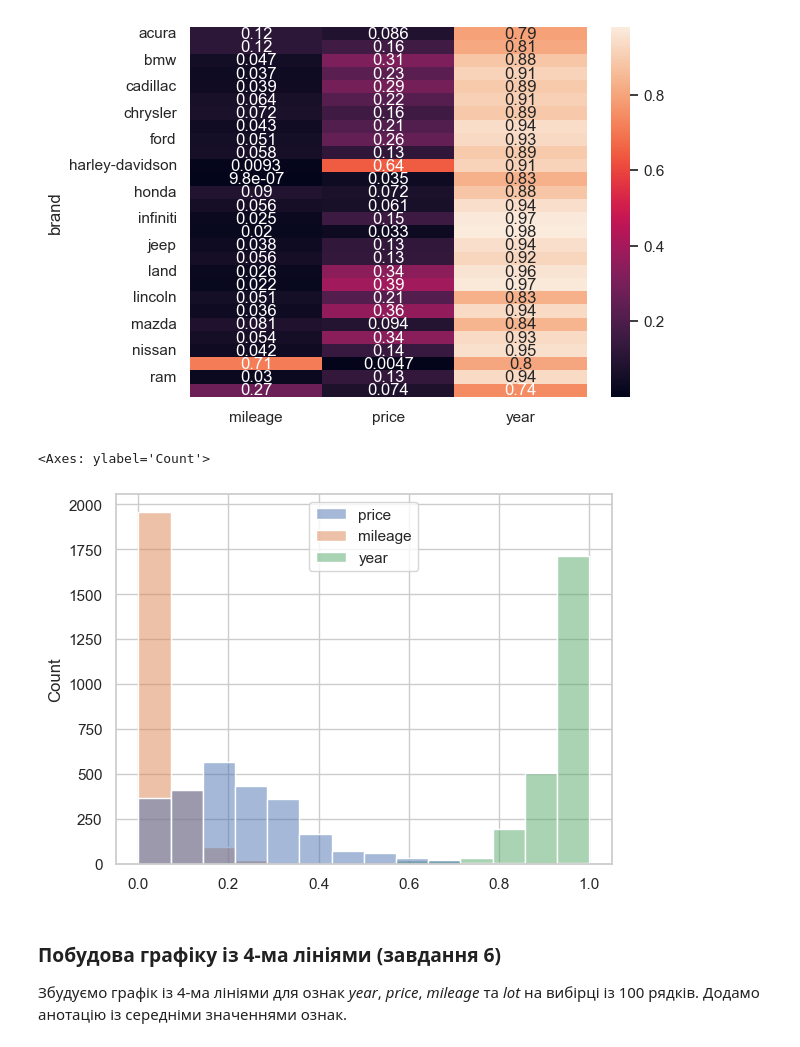
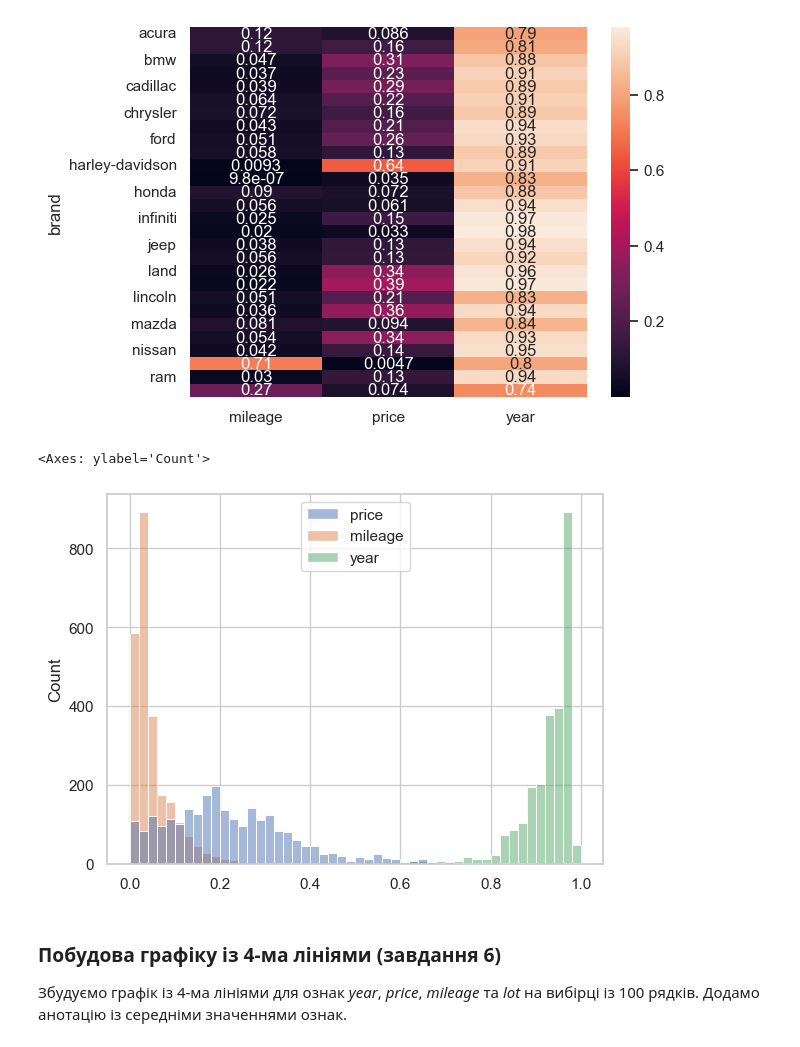
Before and after one commit to AleksandrZhukovin/KPI_AD_Curse_Work, a Jupyter notebook: Cursova Robota.ipynb, the cells around one changed output. Cells and saved outputs as stored; diff of their text form; code cells hidden in the pictures.

```diff
--- a/Cursova Robota.ipynb
+++ b/Cursova Robota.ipynb
@@ -242,10 +240,10 @@ sns.heatmap(data=data, annot=True)
 <Axes: ylabel='brand'>
 [figure]
 # %%
-sns.histplot(data=df[['price', 'mileage', 'year']])
+sns.histplot(data=df[['price', 'mileage', 'year']], bins=50)
 # %% [output]
 <Axes: ylabel='Count'>
-[figure, old version]
+[figure, new version]
 # %% [markdown]
 ### Побудова графіку із 4-ма лініями (завдання 6)
 Збудуємо графік із 4-ма лініями для ознак *year*, *price*, *mileage* та *lot* на вибірці із 100 рядків. Додамо анотацію із середніми значеннями ознак.
```
Also changed, not shown: parts of 11 cells of this notebook.
